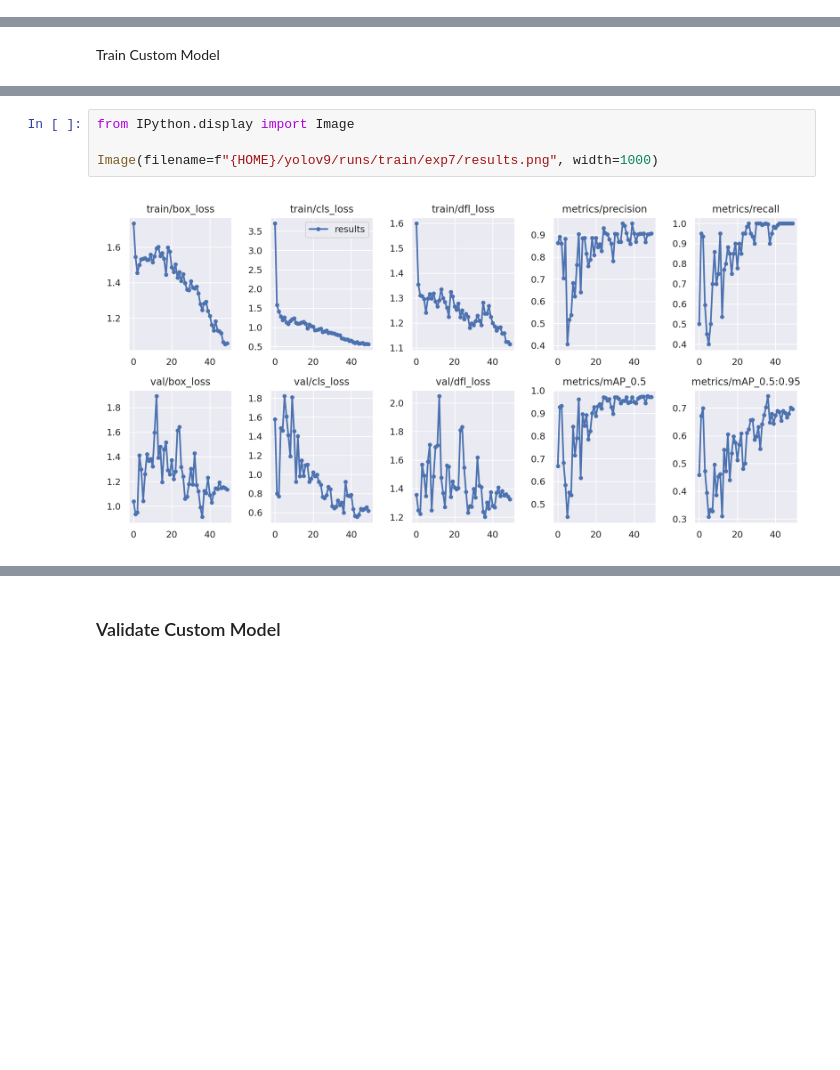
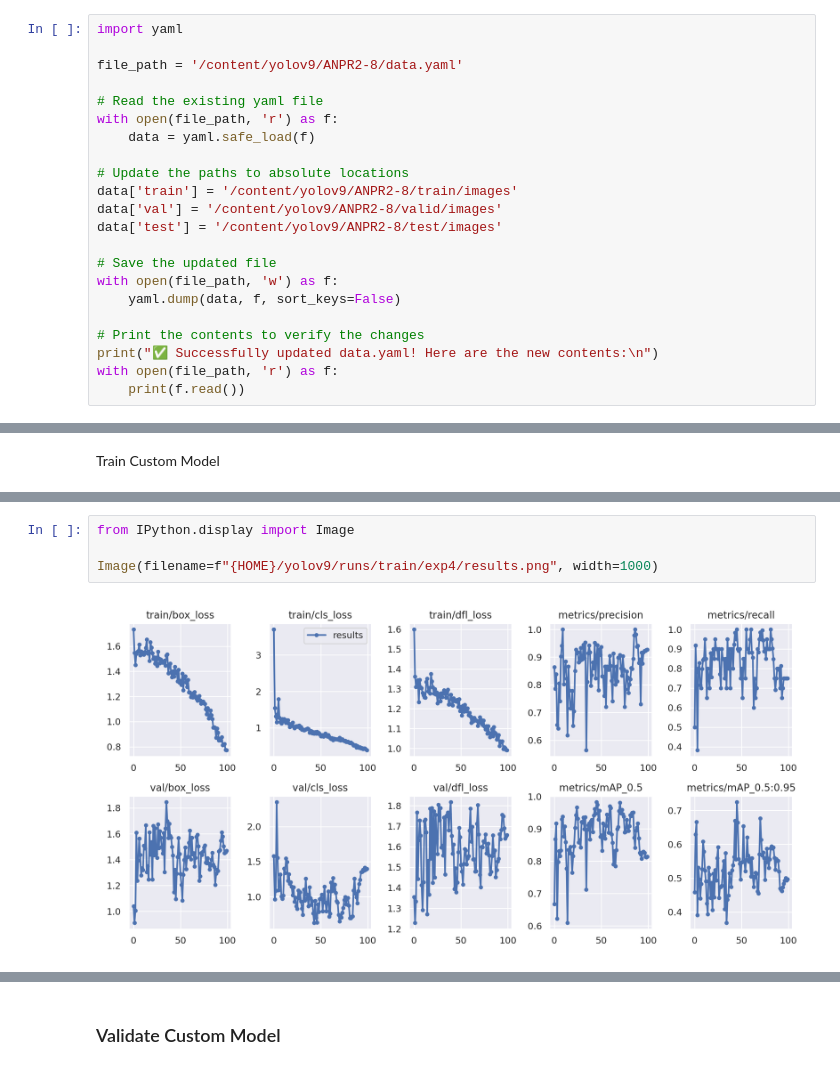
Before and after one commit to aaradhy25tiwari/Number-Plate-Recognition-System, a Jupyter notebook: Number_plate_recognition.ipynb, the cells around one changed output, grey strips where cells are left out. Drawn from its saved outputs; the diff is of its cells as text; blank space fills up the shorter version.

```diff
--- a/Number_plate_recognition.ipynb
+++ b/Number_plate_recognition.ipynb
@@ -109,0 +133,22 @@ print("All fixes applied successfully! You may need to click 'Runtime > Restart
+# %%
+import yaml
+
+file_path = '/content/yolov9/ANPR2-8/data.yaml'
+
+# Read the existing yaml file
+with open(file_path, 'r') as f:
+    data = yaml.safe_load(f)
+
+# Update the paths to absolute locations
+data['train'] = '/content/yolov9/ANPR2-8/train/images'
+data['val'] = '/content/yolov9/ANPR2-8/valid/images'
+data['test'] = '/content/yolov9/ANPR2-8/test/images'
+
+# Save the updated file
+with open(file_path, 'w') as f:
+    yaml.dump(data, f, sort_keys=False)
+
+# Print the contents to verify the changes
+print("✅ Successfully updated data.yaml! Here are the new contents:\n")
+with open(file_path, 'r') as f:
+    print(f.read())
@@ -151,9 +211,9 @@ PR_curve.png                                         weights
 # %%
 from IPython.display import Image
 
-Image(filename=f"{HOME}/yolov9/runs/train/exp7/results.png", width=1000)
+Image(filename=f"{HOME}/yolov9/runs/train/exp4/results.png", width=1000)
 # %% [output]
-[figure, old version]
+[figure, new version]
 # %%
 from IPython.display import Image
 
```
Also changed, not shown: parts of 12 cells of this notebook.
